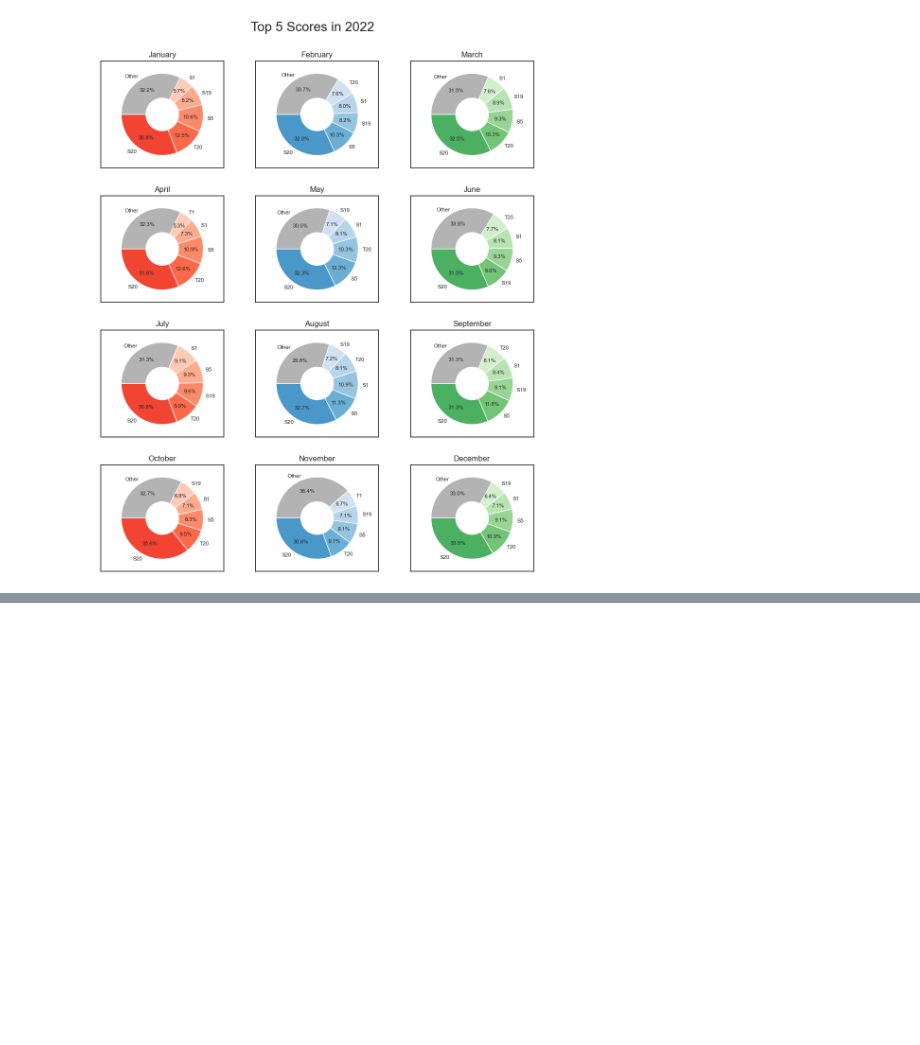
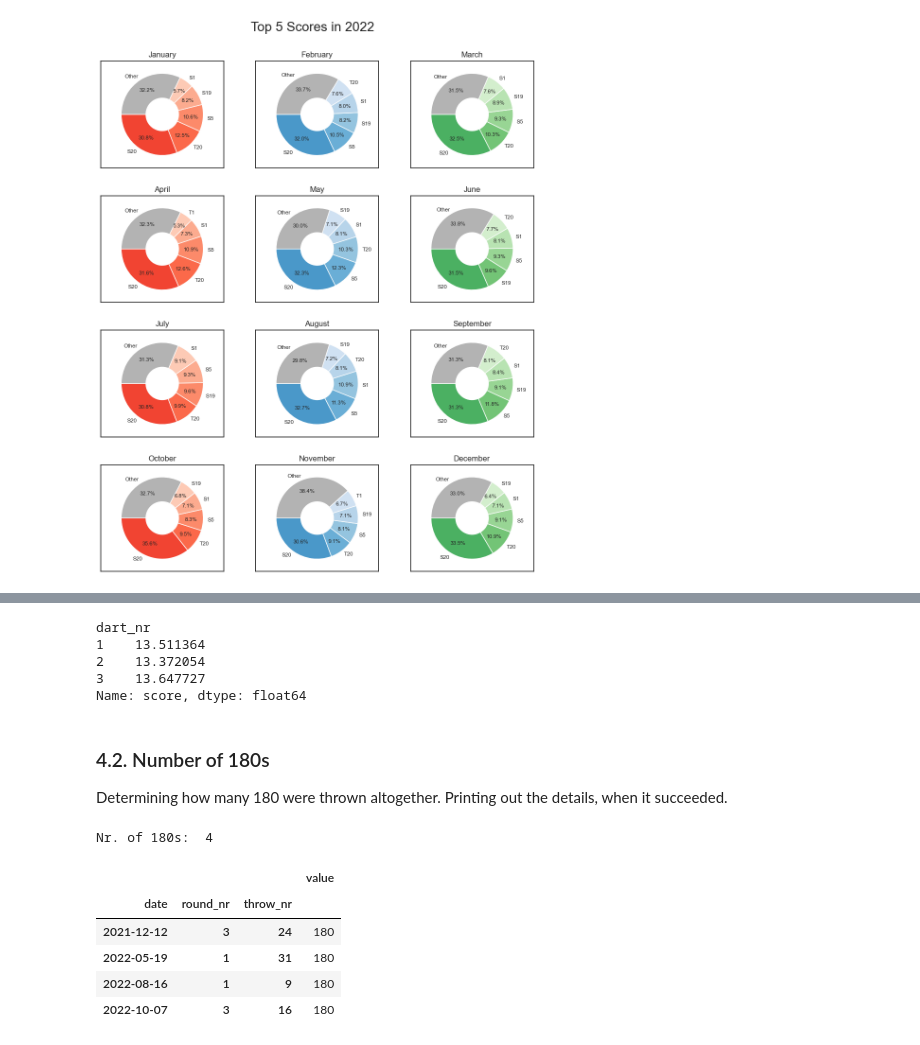
Before and after one commit to KSaccer/jupyter_darts_statistics, a Jupyter notebook: darts_statistics.ipynb, the cells around one changed output, grey strips where cells are left out. Saved outputs shown, nothing was run; the diff lists cells and outputs as text; code cells hidden in the pictures; blank space fills up the shorter version.

```diff
--- a/darts_statistics.ipynb
+++ b/darts_statistics.ipynb
@@ -232,0 +250,24 @@ while year_filter.year <= datetime.datetime.now().year:
+# %%
+print(df.groupby("dart_nr").score.mean())
+# %% [output]
+dart_nr
+1    13.511364
+2    13.372054
+3    13.647727
+Name: score, dtype: float64
+# %% [markdown]
+### 4.2. Number of 180s
+Determining how many 180 were thrown altogether. Printing out the details, when it succeeded.
+# %%
+df_sum = df[["round_nr", "throw_nr", "value"]].groupby([df.index, "round_nr", "throw_nr"]).sum()
+df_180s = df_sum[df_sum["value"] == 180]
+print("Nr. of 180s: ", df_180s.shape[0])
+df_180s
+# %% [output]
+Nr. of 180s:  4
+|  |  |  | value |
+| date | round_nr | throw_nr |  |
+| 2021-12-12 | 3 | 24 | 180 |
+| 2022-05-19 | 1 | 31 | 180 |
+| 2022-08-16 | 1 | 9 | 180 |
+| 2022-10-07 | 3 | 16 | 180 |
```
Also changed, not shown: parts of 19 cells of this notebook.
